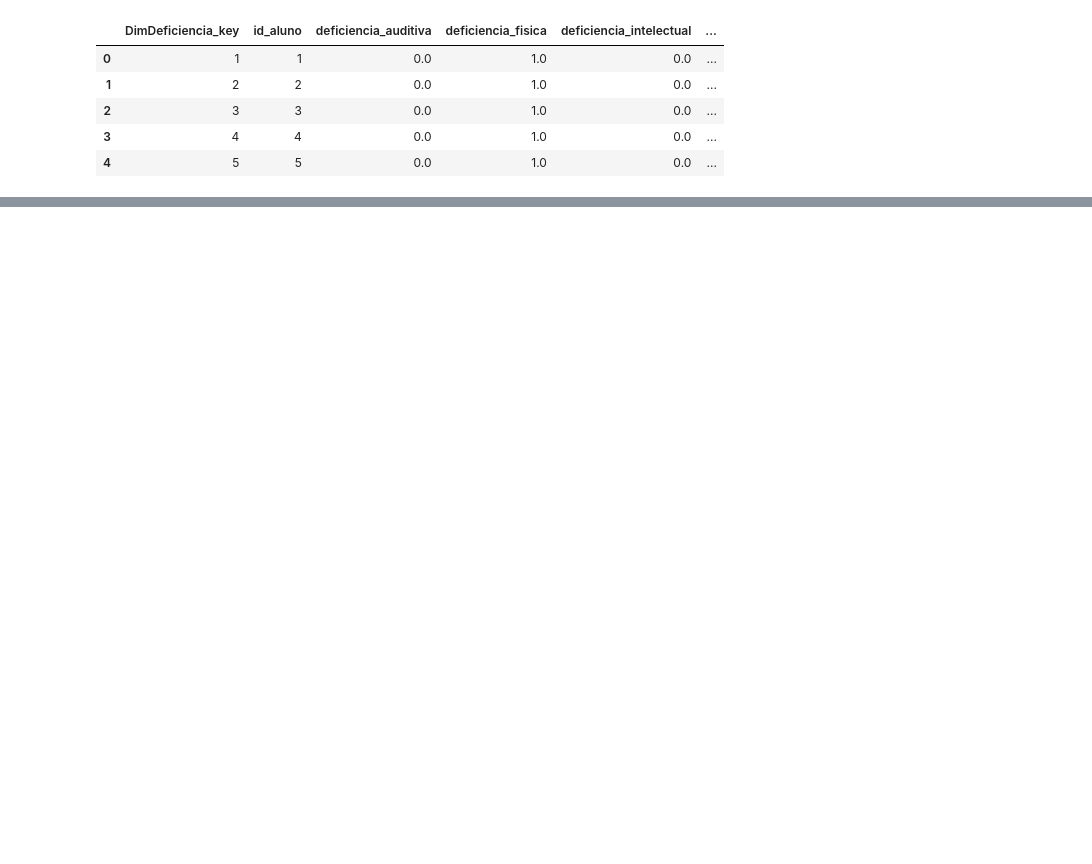
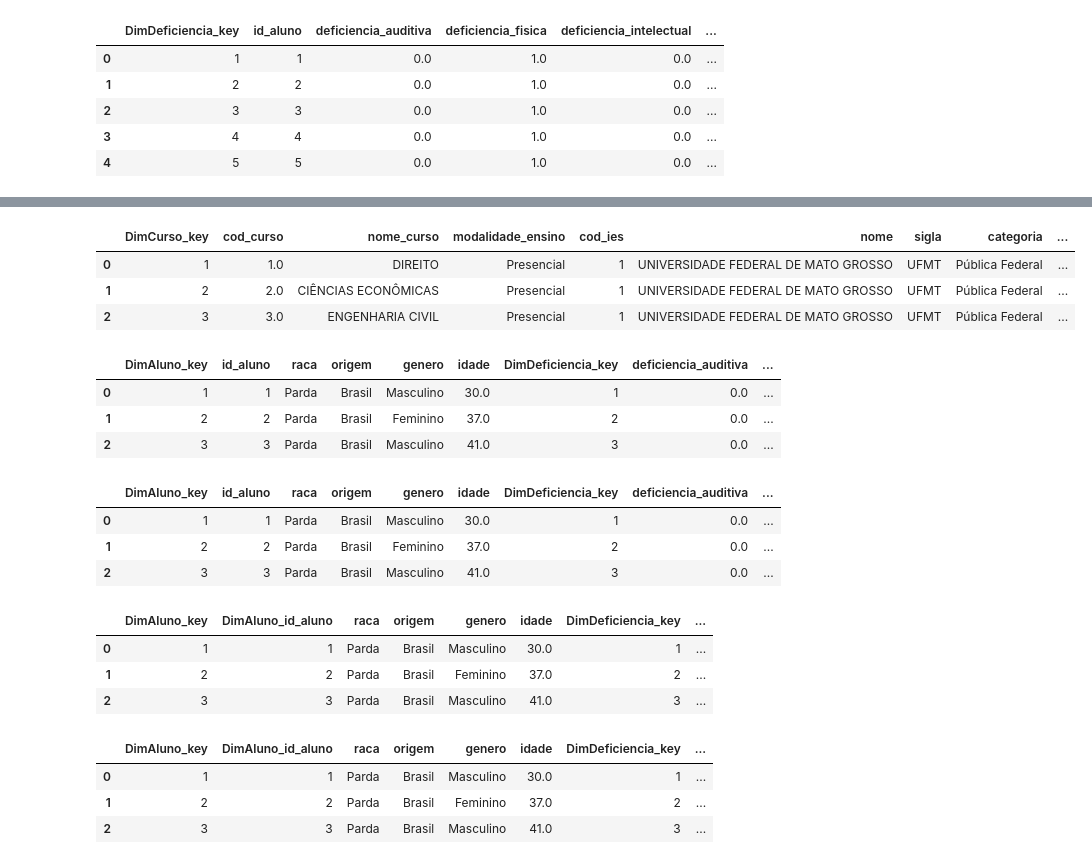
Before and after one commit to engcrisoliveira/md, a Jupyter notebook: fato.ipynb, the cells around one changed output, grey strips where cells are left out. Drawn from its saved outputs; the diff is of its cells as text; code cells hidden in the pictures; blank space fills up the shorter version.

```diff
--- a/fato.ipynb
+++ b/fato.ipynb
@@ -285,7 +285,3 @@ dimIes.head()
 | 2 | 1 | UNIVERSIDADE FEDERAL DE MATO GROSSO | UFMT | Pública Federal | Universidade | 3.0 | 1 |
 | 3 | 1 | UNIVERSIDADE FEDERAL DE MATO GROSSO | UFMT | Pública Federal | Universidade | 6.0 | 1 |
 | 4 | 1 | UNIVERSIDADE FEDERAL DE MATO GROSSO | UFMT | Pública Federal | Universidade | 7.0 | 1 |
-# %%
-#Join DimCurso com DimIes
-dimCurso = pd.merge(dimCurso, dimIes, how = 'inner', on = 'cod_curso')
-dimCurso.head()
@@ -321,12 +312,10 @@ key_id_dimregiao.head()
 | 4 | 5 | 5 |
 # %%
 #Renomeando as colunas
-dimIes = dimIes.rename(columns={
-    'CODIGO_IES':'cod_ies',
-    'NOME_IES':'nome',
-    'TIPO_CATEGORIA_ADM':'categoria',
-    'SIGLA_IES':'sigla',
-    'TIPO_ORG_ACADEMICA':'tipo_organizacao',
+dimRegiao = dimRegiao.rename(columns={
     'CODIGO_CURSO':'cod_curso',
+    'REGIAO':'regiao',
+    'UF':'estado',
+    'CO_MUNICIPIO':'cod_municipio'
         })
-dimIes.head()
+dimRegiao.head()
@@ -359,0 +387,57 @@ FatoCursoDeficiencia.head()
+# %%
+#Join DimCurso com DimIes
+dimCursoIes = pd.merge(dimCurso, dimIes, how = 'inner', on = 'cod_curso')
+dimCursoIes.head(3)
+# %% [output]
+|  | DimCurso_key | cod_curso | nome_curso | modalidade_ensino | cod_ies | nome | sigla | categoria | ... |
+| 0 | 1 | 1.0 | DIREITO | Presencial | 1 | UNIVERSIDADE FEDERAL DE MATO GROSSO | UFMT | Pública Federal | ... |
+| 1 | 2 | 2.0 | CIÊNCIAS ECONÔMICAS | Presencial | 1 | UNIVERSIDADE FEDERAL DE MATO GROSSO | UFMT | Pública Federal | ... |
+| 2 | 3 | 3.0 | ENGENHARIA CIVIL | Presencial | 1 | UNIVERSIDADE FEDERAL DE MATO GROSSO | UFMT | Pública Federal | ... |
+# %%
+#Join Fato com id_aluno
+FatoCursoDeficiencia = pd.merge(FatoCursoDeficiencia, dimCursoIes, how = 'inner', on = 'cod_curso')
+FatoCursoDeficiencia.head(3)
+# %% [output]
+|  | DimAluno_key | id_aluno | raca | origem | genero | idade | DimDeficiencia_key | deficiencia_auditiva | ... |
+| 0 | 1 | 1 | Parda | Brasil | Masculino | 30.0 | 1 | 0.0 | ... |
+| 1 | 2 | 2 | Parda | Brasil | Feminino | 37.0 | 2 | 0.0 | ... |
+| 2 | 3 | 3 | Parda | Brasil | Masculino | 41.0 | 3 | 0.0 | ... |
+# %%
+#Deletando colunas "repetidas"
+FatoCursoDeficiencia = FatoCursoDeficiencia.drop(columns=['DimCurso_key_y','nome_curso_y','modalidade_ensino_y','cod_ies_y','nome_y','sigla_y','categoria_y','tipo_organizacao_y','DimIes_key_y'])
+FatoCursoDeficiencia.head(3)
+# %% [output]
+|  | DimAluno_key | id_aluno | raca | origem | genero | idade | DimDeficiencia_key | deficiencia_auditiva | ... |
+| 0 | 1 | 1 | Parda | Brasil | Masculino | 30.0 | 1 | 0.0 | ... |
+| 1 | 2 | 2 | Parda | Brasil | Feminino | 37.0 | 2 | 0.0 | ... |
+| 2 | 3 | 3 | Parda | Brasil | Masculino | 41.0 | 3 | 0.0 | ... |
+# %%
+#Renomeando as colunas
+FatoCursoDeficiencia = FatoCursoDeficiencia.rename(columns={
+    'id_aluno':'DimAluno_id_aluno',
+    'cod_curso':'DimCurso_cod_curso',
+    'cod_ies_x':'DimIes_cod_ies',
+    'DimCurso_key_x':'DimCurso_key',
+    'nome_curso_x':'nome_curso',
+    'modalidade_ensino_x':'modalidade_ensino',
+    'cod_ies_x':'cod_ies',
+    'nome_x':'nome',
+    'sigla_x':'sigla',
+    'categoria_x':'categoria',
+    'tipo_organizacao_x':'tipo_organizacao',
+    'DimIes_key_x':'DimIes_key',
+        })
+FatoCursoDeficiencia.head(3)
+# %% [output]
+|  | DimAluno_key | DimAluno_id_aluno | raca | origem | genero | idade | DimDeficiencia_key | ... |
+| 0 | 1 | 1 | Parda | Brasil | Masculino | 30.0 | 1 | ... |
+| 1 | 2 | 2 | Parda | Brasil | Feminino | 37.0 | 2 | ... |
+| 2 | 3 | 3 | Parda | Brasil | Masculino | 41.0 | 3 | ... |
+# %%
+FatoCursoDeficiencia['DimDeficiencia_id_aluno'] = FatoCursoDeficiencia['DimAluno_id_aluno']
+FatoCursoDeficiencia.head(3)
+# %% [output]
+|  | DimAluno_key | DimAluno_id_aluno | raca | origem | genero | idade | DimDeficiencia_key | ... |
+| 0 | 1 | 1 | Parda | Brasil | Masculino | 30.0 | 1 | ... |
+| 1 | 2 | 2 | Parda | Brasil | Feminino | 37.0 | 2 | ... |
+| 2 | 3 | 3 | Parda | Brasil | Masculino | 41.0 | 3 | ... |
```
Also changed, not shown: parts of 24 cells of this notebook.
